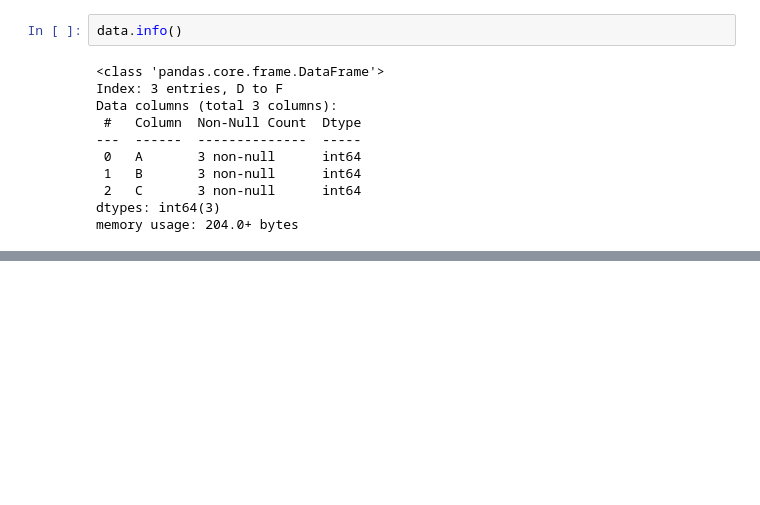
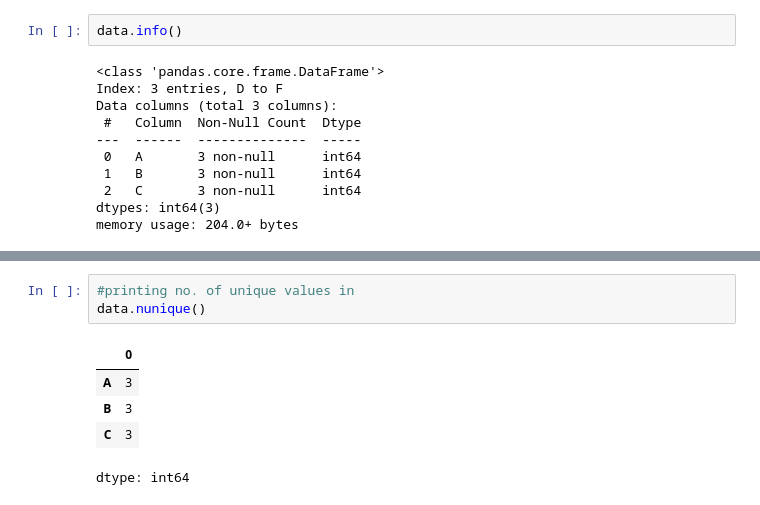
Before and after one commit to kunal430/python_learning, a Jupyter notebook: pandas.ipynb, the cells around one changed output, grey strips where cells are left out. Cells and saved outputs as stored; diff of their text form; blank space fills up the shorter version.

```diff
--- a/pandas.ipynb
+++ b/pandas.ipynb
@@ -59,0 +84,9 @@ memory usage: 204.0+ bytes
+# %%
+#printing no. of unique values in
+data.nunique()
+# %% [output]
+|  | 0 |
+| A | 3 |
+| B | 3 |
+| C | 3 |
+dtype: int64
```
Also changed, not shown: parts of 4 cells of this notebook.
